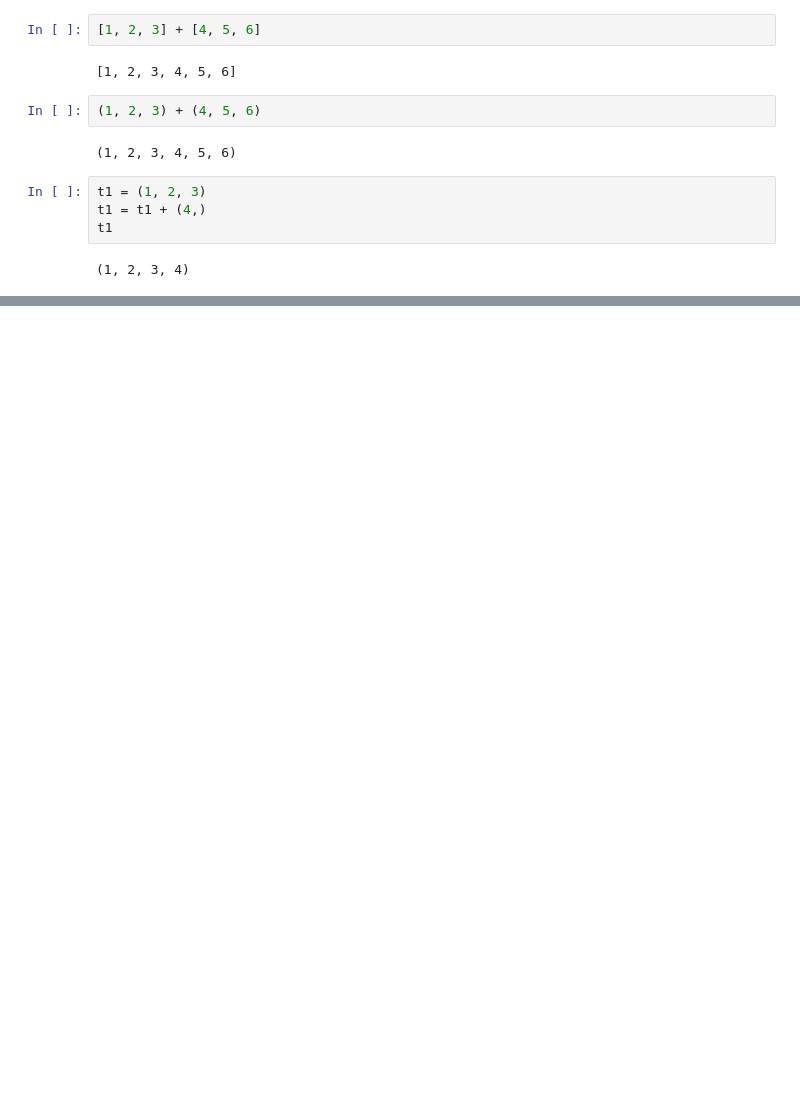
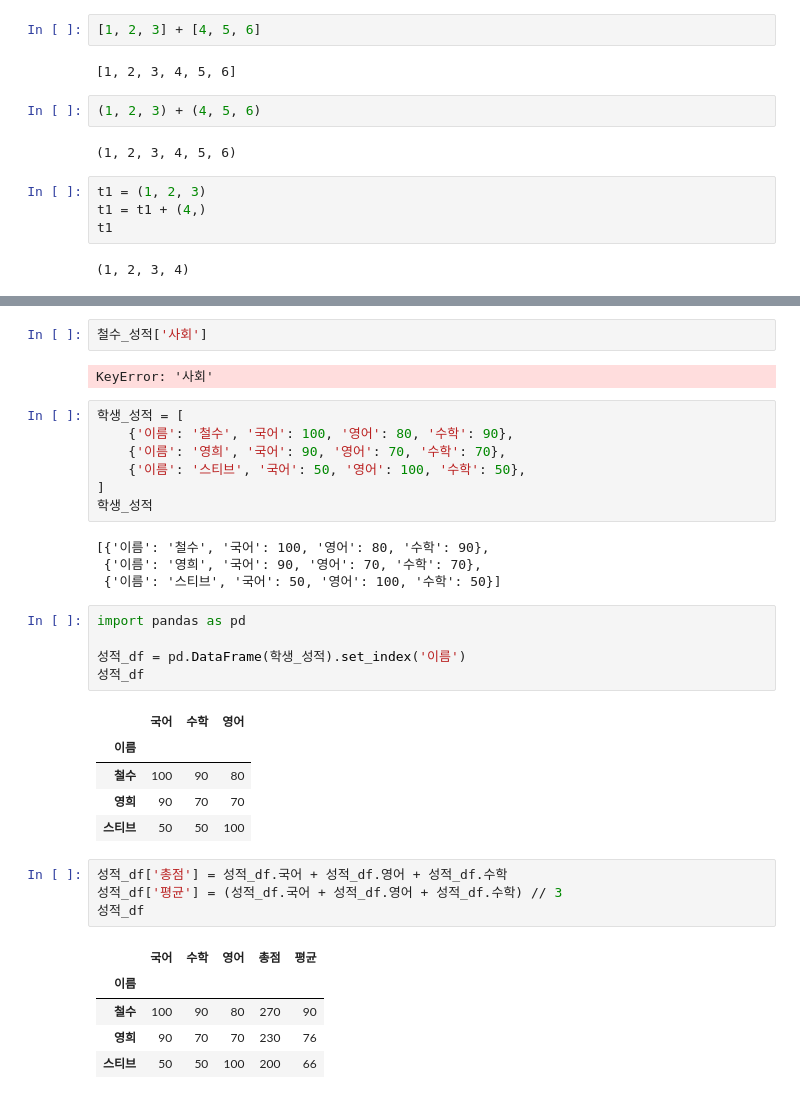
Before and after one commit to CodingSta/lg-hausys-201905, a Jupyter notebook: 파이썬 1일차.ipynb, the cells around one changed output, grey strips where cells are left out. Saved outputs shown, nothing was run; the diff lists cells and outputs as text; blank space fills up the shorter version.

```diff
--- a/파이썬 1일차.ipynb
+++ b/파이썬 1일차.ipynb
@@ -742,0 +823,36 @@ t1
+# %%
+철수_성적['사회']
+# %% [output]
+KeyError: '사회'
+# %%
+학생_성적 = [
+    {'이름': '철수', '국어': 100, '영어': 80, '수학': 90},
+    {'이름': '영희', '국어': 90, '영어': 70, '수학': 70},
+    {'이름': '스티브', '국어': 50, '영어': 100, '수학': 50},
+]
+학생_성적
+# %% [output]
+[{'이름': '철수', '국어': 100, '영어': 80, '수학': 90},
+ {'이름': '영희', '국어': 90, '영어': 70, '수학': 70},
+ {'이름': '스티브', '국어': 50, '영어': 100, '수학': 50}]
+# %%
+import pandas as pd
+
+성적_df = pd.DataFrame(학생_성적).set_index('이름')
+성적_df
+# %% [output]
+|  | 국어 | 수학 | 영어 |
+| 이름 |  |  |  |
+| 철수 | 100 | 90 | 80 |
+| 영희 | 90 | 70 | 70 |
+| 스티브 | 50 | 50 | 100 |
+# %%
+성적_df['총점'] = 성적_df.국어 + 성적_df.영어 + 성적_df.수학
+성적_df['평균'] = (성적_df.국어 + 성적_df.영어 + 성적_df.수학) // 3
+성적_df
+# %% [output]
+|  | 국어 | 수학 | 영어 | 총점 | 평균 |
+| 이름 |  |  |  |  |  |
+| 철수 | 100 | 90 | 80 | 270 | 90 |
+| 영희 | 90 | 70 | 70 | 230 | 76 |
+| 스티브 | 50 | 50 | 100 | 200 | 66 |
```
Also changed, not shown: parts of 16 cells of this notebook.
